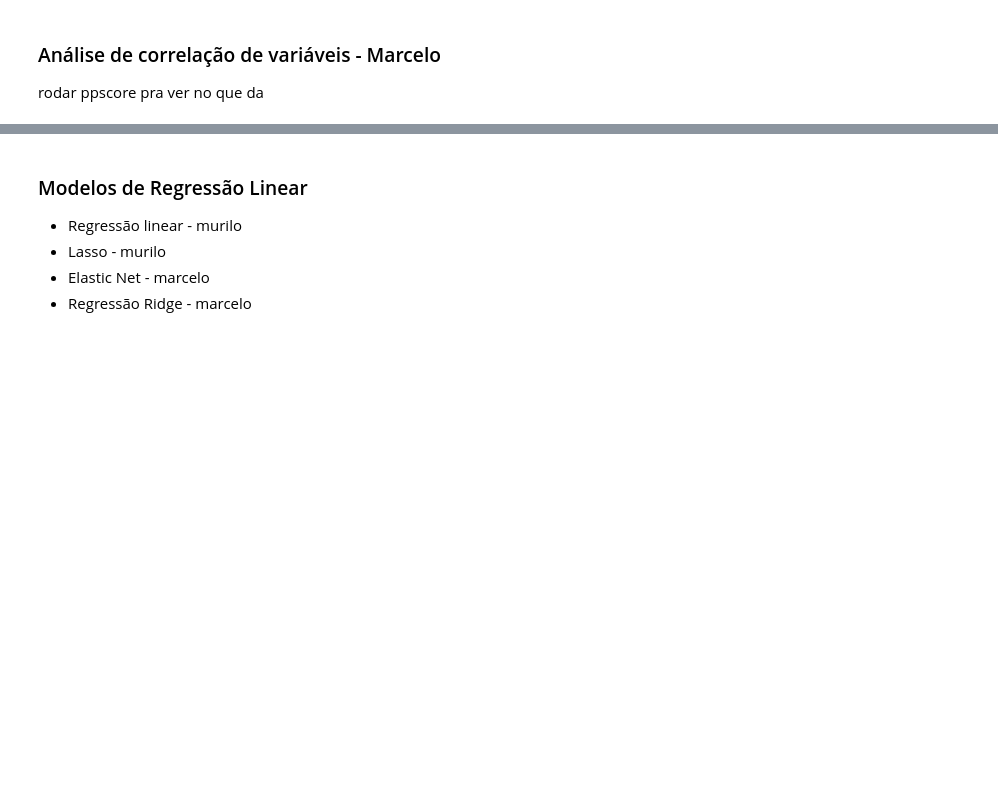
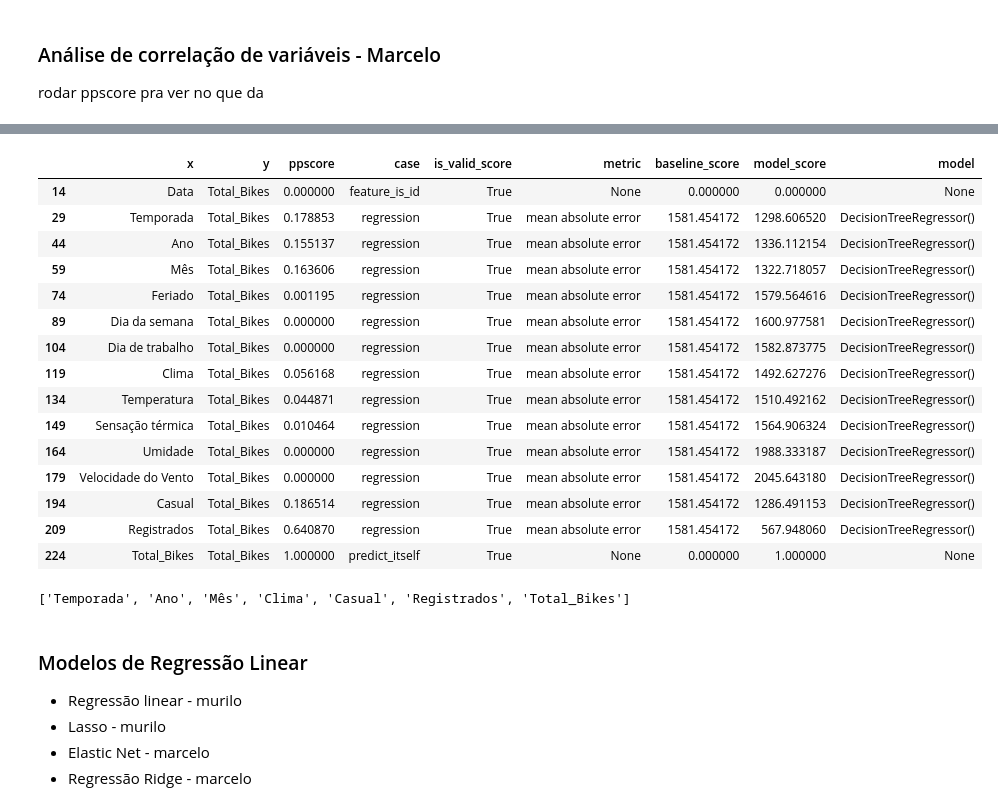
Before and after one commit to MarceloBindi30/A3_AnaliseDeDados, a Jupyter notebook: A3_Main.ipynb, the cells around one changed output, grey strips where cells are left out. Drawn from its saved outputs; the diff is of its cells as text; code cells hidden in the pictures; blank space fills up the shorter version.

Commit message:
PPScore e HeatMaps

```diff
--- a/A3_Main.ipynb
+++ b/A3_Main.ipynb
@@ -195,0 +201,4 @@ sns.heatmap(df.corr(), annot = True)
+# %%
+# Criação da matriz de ppscore de todo o dataset
+matrix_pps = pps.matrix(df_traduzido)
+matrix_pps
@@ -196,3 +219,30 @@ sns.heatmap(df.corr(), annot = True)
+# %%
+# Filtrar apenas as relações com a variável alvo
+pps_alvo = matrix_pps[matrix_pps['y'] == 'Total_Bikes']
+pps_alvo
+# %% [output]
+|  | x | y | ppscore | case | is_valid_score | metric | baseline_score | model_score | model |
+| 14 | Data | Total_Bikes | 0.000000 | feature_is_id | True | None | 0.000000 | 0.000000 | None |
+| 29 | Temporada | Total_Bikes | 0.178853 | regression | True | mean absolute error | 1581.454172 | 1298.606520 | DecisionTreeRegressor() |
+| 44 | Ano | Total_Bikes | 0.155137 | regression | True | mean absolute error | 1581.454172 | 1336.112154 | DecisionTreeRegressor() |
+| 59 | Mês | Total_Bikes | 0.163606 | regression | True | mean absolute error | 1581.454172 | 1322.718057 | DecisionTreeRegressor() |
+| 74 | Feriado | Total_Bikes | 0.001195 | regression | True | mean absolute error | 1581.454172 | 1579.564616 | DecisionTreeRegressor() |
+| 89 | Dia da semana | Total_Bikes | 0.000000 | regression | True | mean absolute error | 1581.454172 | 1600.977581 | DecisionTreeRegressor() |
+| 104 | Dia de trabalho | Total_Bikes | 0.000000 | regression | True | mean absolute error | 1581.454172 | 1582.873775 | DecisionTreeRegressor() |
+| 119 | Clima | Total_Bikes | 0.056168 | regression | True | mean absolute error | 1581.454172 | 1492.627276 | DecisionTreeRegressor() |
+| 134 | Temperatura | Total_Bikes | 0.044871 | regression | True | mean absolute error | 1581.454172 | 1510.492162 | DecisionTreeRegressor() |
+| 149 | Sensação térmica | Total_Bikes | 0.010464 | regression | True | mean absolute error | 1581.454172 | 1564.906324 | DecisionTreeRegressor() |
+| 164 | Umidade | Total_Bikes | 0.000000 | regression | True | mean absolute error | 1581.454172 | 1988.333187 | DecisionTreeRegressor() |
+| 179 | Velocidade do Vento | Total_Bikes | 0.000000 | regression | True | mean absolute error | 1581.454172 | 2045.643180 | DecisionTreeRegressor() |
+| 194 | Casual | Total_Bikes | 0.186514 | regression | True | mean absolute error | 1581.454172 | 1286.491153 | DecisionTreeRegressor() |
+| 209 | Registrados | Total_Bikes | 0.640870 | regression | True | mean absolute error | 1581.454172 | 567.948060 | DecisionTreeRegressor() |
+| 224 | Total_Bikes | Total_Bikes | 1.000000 | predict_itself | True | None | 0.000000 | 1.000000 | None |
+# %%
+# Varáveis que possuem valor maior que 0.05 em relação ao Total_Bikes
+selected_variables = pps_alvo[pps_alvo['ppscore'] > 0.05]['x'].tolist()
+selected_variables
+# %% [output]
+['Temporada', 'Ano', 'Mês', 'Clima', 'Casual', 'Registrados', 'Total_Bikes']
 # %% [markdown]
 ### Modelos de Regressão Linear
 
```
Also changed, not shown: parts of 10 cells of this notebook.
